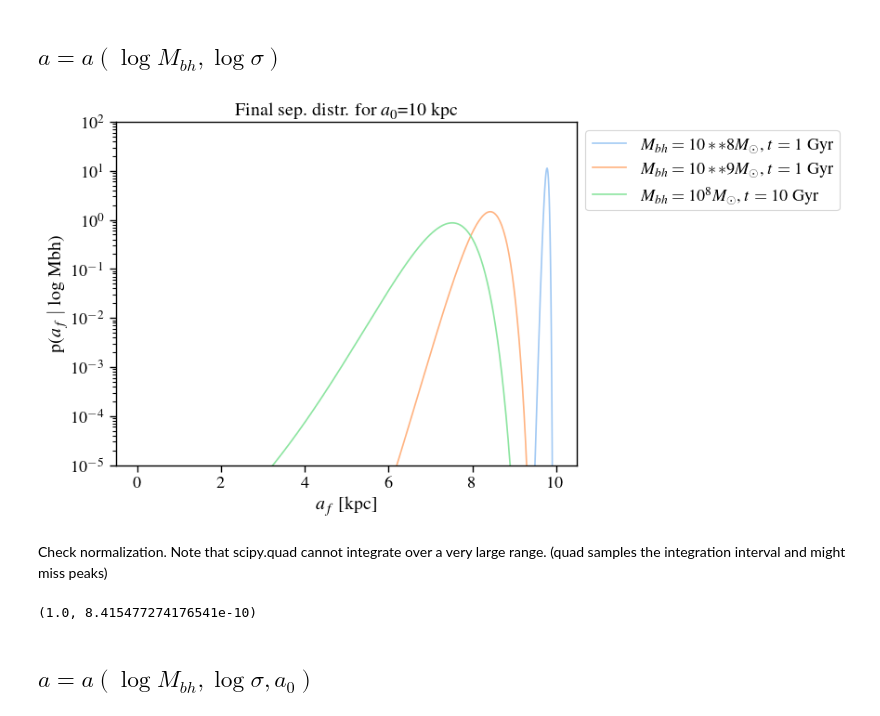
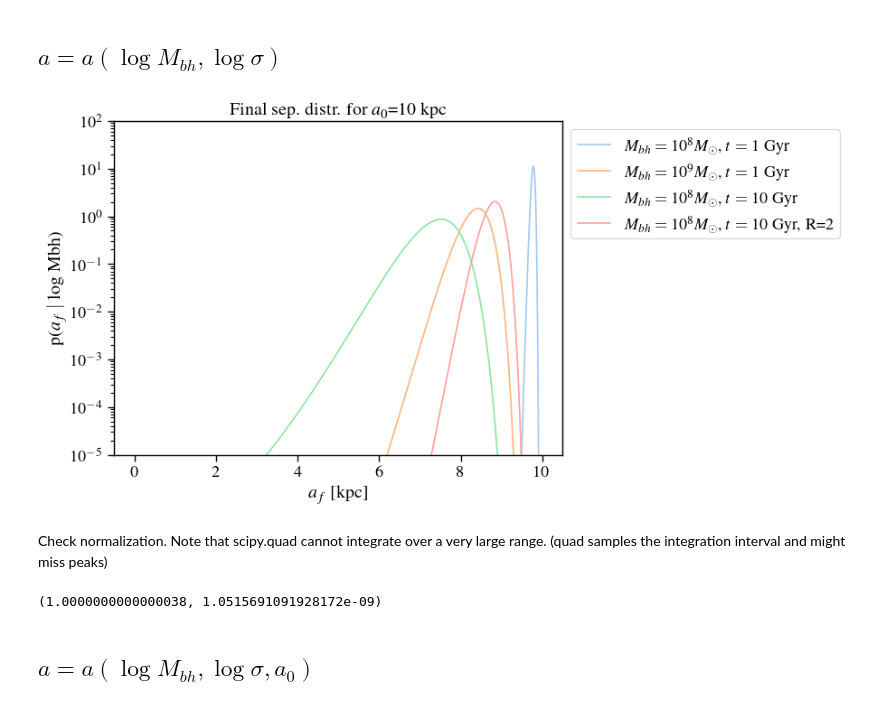
Before and after one commit to insepien/dftime, a Jupyter notebook: analytics.ipynb, the cells around one changed output. Saved outputs shown, nothing was run; the diff lists cells and outputs as text; code cells hidden in the pictures.

```diff
--- a/analytics.ipynb
+++ b/analytics.ipynb
@@ -22,40 +22,41 @@ sns.set_palette("pastel")
 # %%
 a0 = 10
 a = np.linspace(0,a0,1000)
 # mbh-sigma constants
 epsilon = 0.38
 beta = 5.64
 alpha = 8.32
 # tdf constants
 coulomb_log = 3
 gamma = 19/ coulomb_log / 25 / 200 * 1e8
-def pa_sigma(a,mbh,t,a0):
+def pa_sigma(a,mbh,t,a0,R=1):
      """p(a|mbh) for a = a(mbh, sigma)"""
      logmbh = np.log10(mbh)
      prefactor = 1/(np.sqrt(2*np.pi)*epsilon/beta)
-     sigma_star = mbh*t/gamma/(a0**2-a**2)/200
+     sigma_star = mbh*t/(gamma*R)/(a0**2-a**2)/200
      exp_term = np.exp(-(np.log10(sigma_star) - 1/beta*logmbh + alpha/beta)**2 / (2*epsilon**2/beta**2))
      jacobian = 2*a/(a0**2-a**2)/np.log(10)
      return prefactor * exp_term * jacobian
 
 plt.figure()
-plt.plot(a,pa_sigma(a,mbh = 1e8,t = 1, a0 = a0),label='$M_{bh}=10**8M_\odot$,~$t=1$ Gyr')
-plt.plot(a,pa_sigma(a,mbh = 1e9,t = 1, a0 = a0),label='$M_{bh}=10**9M_\odot$,~$t=1$ Gyr')
+plt.plot(a,pa_sigma(a,mbh = 1e8,t = 1, a0 = a0),label='$M_{bh}=10^8M_\odot$,~$t=1$ Gyr')
+plt.plot(a,pa_sigma(a,mbh = 1e9,t = 1, a0 = a0),label='$M_{bh}=10^9M_\odot$,~$t=1$ Gyr')
 plt.plot(a,pa_sigma(a,mbh = 1e8,t = 10, a0 = a0),label='$M_{bh}=10^8M_\odot$,~$t=10$ Gyr')
+plt.plot(a,pa_sigma(a,mbh = 1e8,t = 10, a0 = a0, R = 2),label='$M_{bh}=10^8M_\odot$,~$t=10$ Gyr, R=2')
 plt.title(rf"Final sep. distr. for $a_0$={a0} kpc")
 plt.xlabel("$a_{f}$ [kpc]")
 plt.ylabel("p($a_{f}$ $|$ log Mbh)")
 plt.yscale('log')
 plt.ylim((1e-5,1e2))
 plt.legend(bbox_to_anchor=(1,1));
 # %% [output]
-[figure, old version]
+[figure, new version]
 # %% [markdown]
 Check normalization. Note that scipy.quad cannot integrate over a very large range. (quad samples the integration interval and might miss peaks)
 # %%
-quad(pa_sigma, 0, a0, args=(1e8,1,a0))
+quad(pa_sigma, 0, a0, args=(1e8,1,a0,2))
 # %% [output]
-(1.0, 8.415477274176541e-10)
+(1.0000000000000038, 1.0515691091928172e-09)
 # %% [markdown]
 ##  $a = a(\log{M_{bh}}, \log{\sigma}, a_0)$
 # %% [markdown]
```
Also changed, not shown: parts of 13 cells of this notebook.
